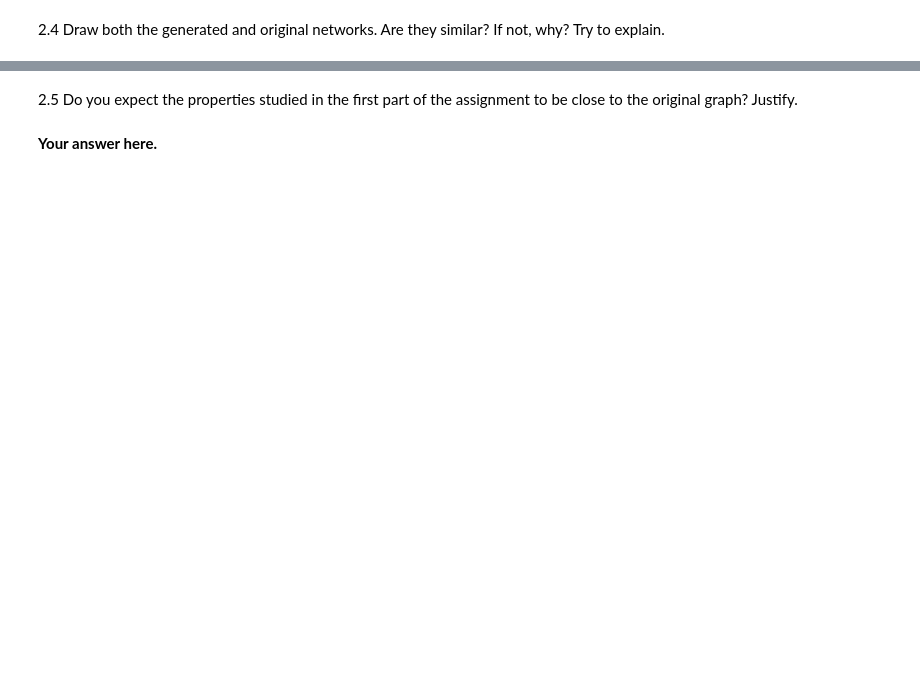
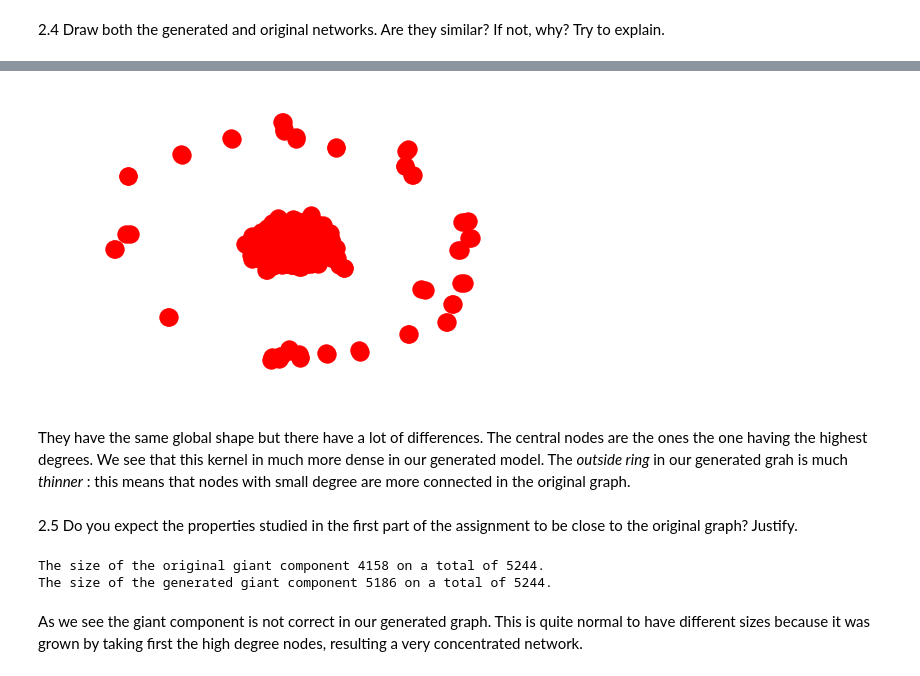
Before and after one commit to adrianlwn/ntds_2017, a Jupyter notebook: assignments/02_network_models.ipynb, the cells around one changed output, grey strips where cells are left out. Saved outputs shown, nothing was run; the diff lists cells and outputs as text; code cells hidden in the pictures; blank space fills up the shorter version.

```diff
--- a/assignments/02_network_models.ipynb
+++ b/assignments/02_network_models.ipynb
@@ -188,4 +181,19 @@ degree_sequence_gc=sorted(nx.degree(gc, weight = 'weight').values(),reverse=True
+# %%
+nx.draw(gc)
+# %% [output]
+[figure, added]
+# %% [markdown]
+They have the same global shape but there have a lot of differences. The central nodes are the ones the one having the highest degrees. We see that this kernel in much more dense in our generated model. The *outside ring* in our generated grah is much *thinner* : this means that nodes with small degree are more connected in the original graph.
 # %% [markdown]
 2.5 Do you expect the properties studied in the first part of the assignment to be close to the original graph? Justify.
-# %% [markdown]
-**Your answer here.**
+# %%
+giant_G = max(nx.connected_component_subgraphs(G), key=len)
+giant_gc =  max(nx.connected_component_subgraphs(gc), key=len)
+
+print('The size of the original giant component {} on a total of {}. ' .format(len(giant_G.nodes()) ,len(G.nodes())))
+print('The size of the generated giant component {} on a total of {}.'.format(len(giant_gc.nodes()),len(gc.nodes()) ))
+# %% [output]
+The size of the original giant component 4158 on a total of 5244.
+The size of the generated giant component 5186 on a total of 5244.
+# %% [markdown]
+As we see the giant component is not correct in our generated graph. This is quite normal to have different sizes because it was grown by taking first the high degree nodes, resulting a very concentrated network.
```
Also changed, not shown: parts of 20 cells of this notebook.
